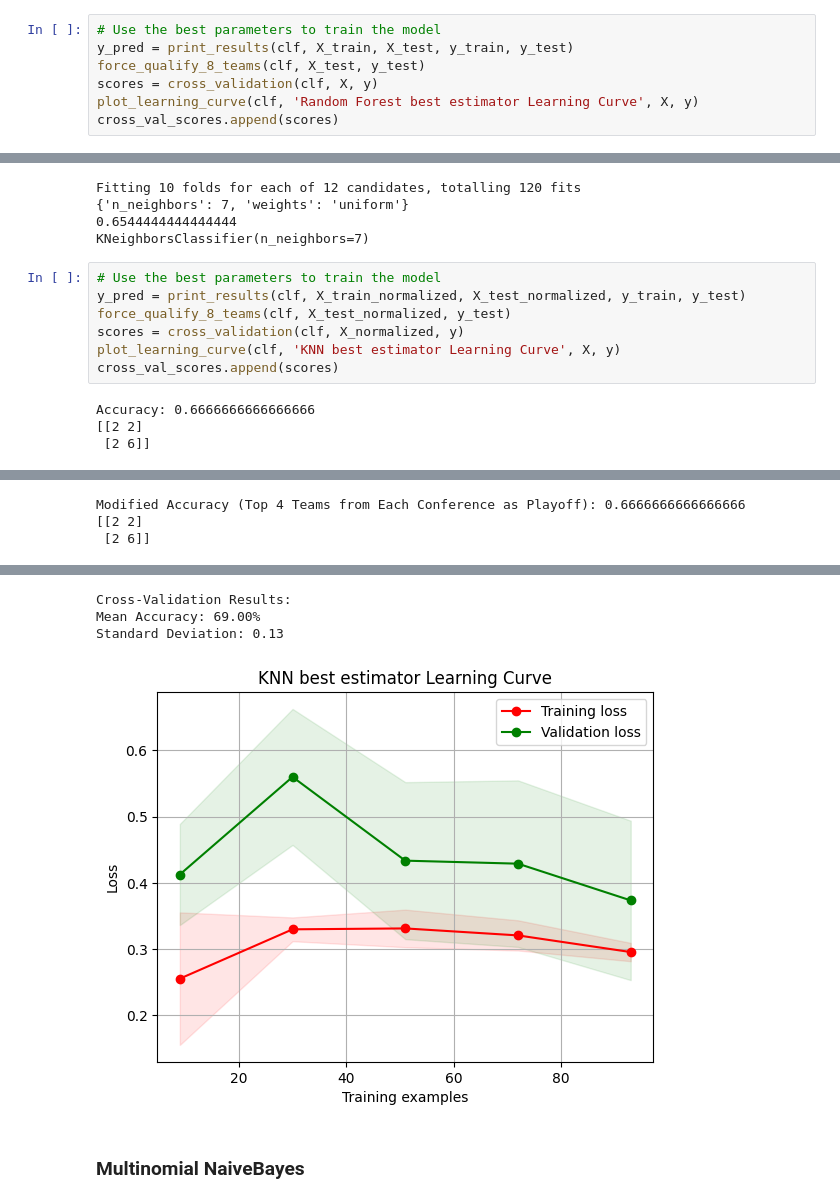
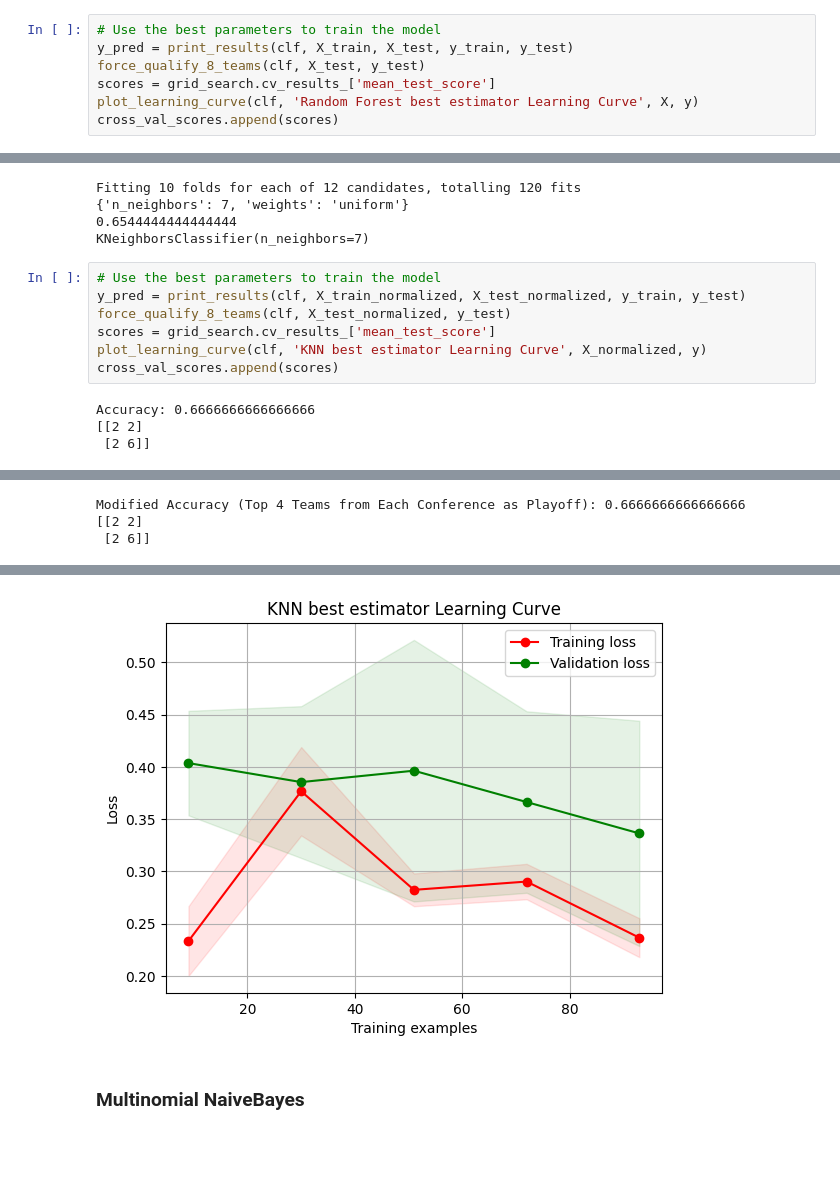
Before and after one commit to jogp10/WnbaPlayoffsPredicting, a Jupyter notebook: notebooks/modelling.ipynb, the cells around one changed output, grey strips where cells are left out. Cells and saved outputs as stored; diff of their text form; blank space fills up the shorter version.

Commit message:
Use gridsearch cross validation results instead

```diff
--- a/notebooks/modelling.ipynb
+++ b/notebooks/modelling.ipynb
@@ -661,7 +661,7 @@ RandomForestClassifier(max_depth=3, min_samples_leaf=5, min_samples_split=10,
 # Use the best parameters to train the model
 y_pred = print_results(clf, X_train, X_test, y_train, y_test)
 force_qualify_8_teams(clf, X_test, y_test)
-scores = cross_validation(clf, X, y)
+scores = grid_search.cv_results_['mean_test_score']
 plot_learning_curve(clf, 'Random Forest best estimator Learning Curve', X, y)
 cross_val_scores.append(scores)
 # %% [output]
@@ -704,23 +701,20 @@ KNeighborsClassifier(n_neighbors=7)
 # %%
 # Use the best parameters to train the model
 y_pred = print_results(clf, X_train_normalized, X_test_normalized, y_train, y_test)
 force_qualify_8_teams(clf, X_test_normalized, y_test)
-scores = cross_validation(clf, X_normalized, y)
-plot_learning_curve(clf, 'KNN best estimator Learning Curve', X, y)
+scores = grid_search.cv_results_['mean_test_score']
+plot_learning_curve(clf, 'KNN best estimator Learning Curve', X_normalized, y)
 cross_val_scores.append(scores)
 # %% [output]
 Accuracy: 0.6666666666666666
 [[2 2]
  [2 6]]
 [figure]
 Modified Accuracy (Top 4 Teams from Each Conference as Playoff): 0.6666666666666666
 [[2 2]
  [2 6]]
 [figure]
-Cross-Validation Results:
-Mean Accuracy: 69.00%
-Standard Deviation: 0.13
-[figure, old version]
+[figure, new version]
 # %% [markdown]
 ### Multinomial NaiveBayes
 # %%
```
Also changed, not shown: parts of 25 cells of this notebook, 1 other file.
